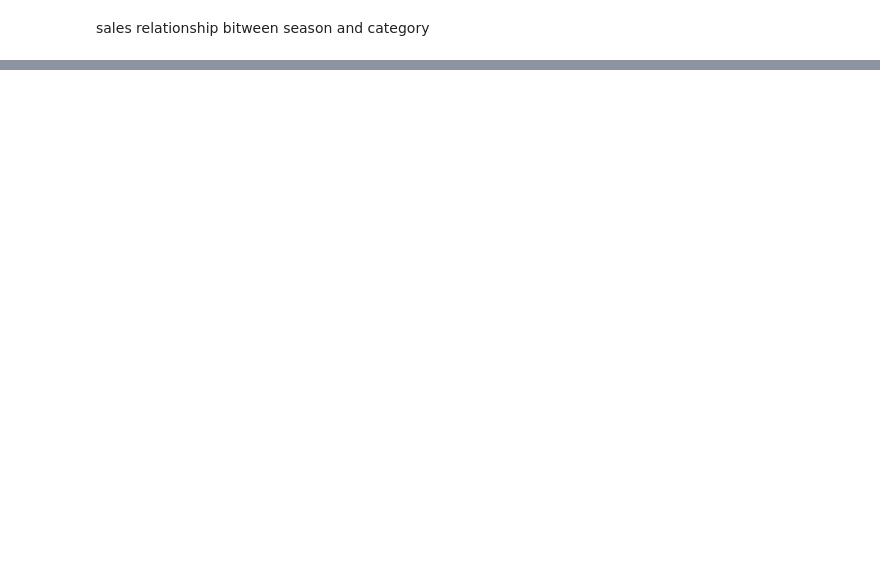
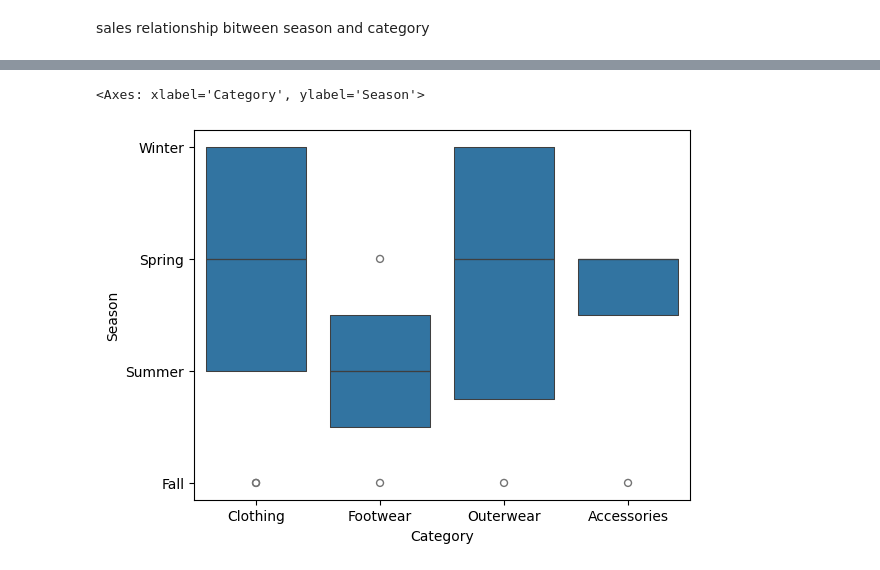
Before and after one commit to Naheem-K/SALES-REPORT, a Jupyter notebook: sales_data.ipynb, the cells around one changed output, grey strips where cells are left out. Drawn from its saved outputs; the diff is of its cells as text; code cells hidden in the pictures; blank space fills up the shorter version.

```diff
--- a/sales_data.ipynb
+++ b/sales_data.ipynb
@@ -40,0 +43,6 @@ plt.show()
+# %%
+
+
+sales_sizes = pd.read_csv('shopping_behavior_updated.csv')
+sale = pd.DataFrame(sales_sizes).head(30)
+sns.pairplot(sale, hue='Season', palette='brg', kind='reg')
@@ -40,0 +52,5 @@ plt.show()
+# %%
+sns.boxenplot(x='Category',y='Season',data=sale)
+# %% [output]
+<Axes: xlabel='Category', ylabel='Season'>
+[figure, added]
```
Also changed, not shown: parts of 8 cells of this notebook, 1 other file.
